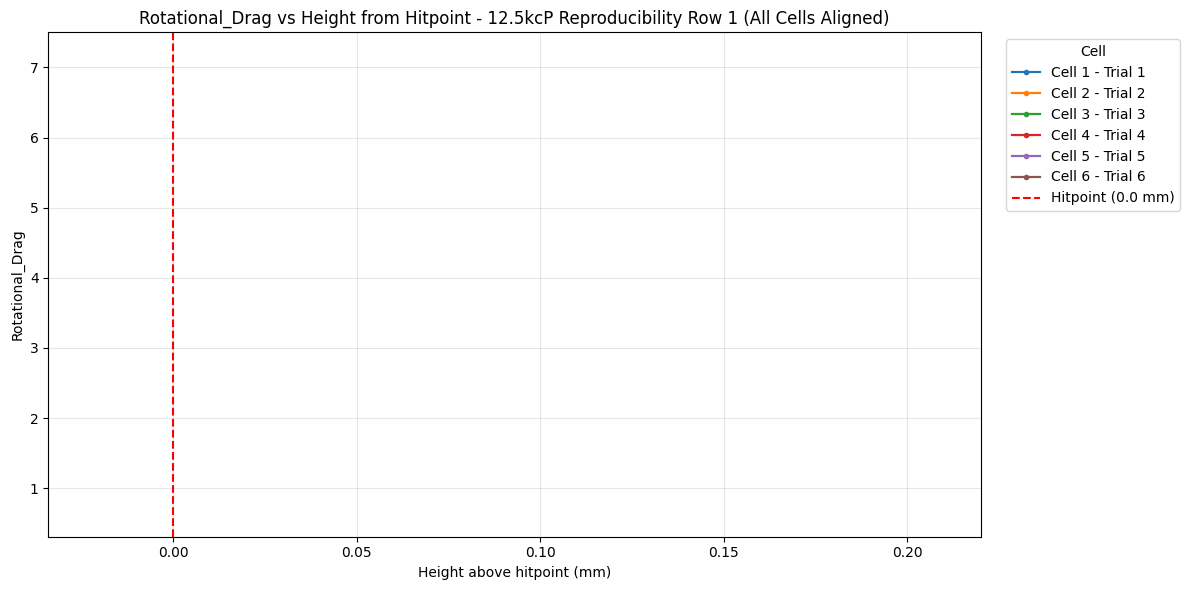
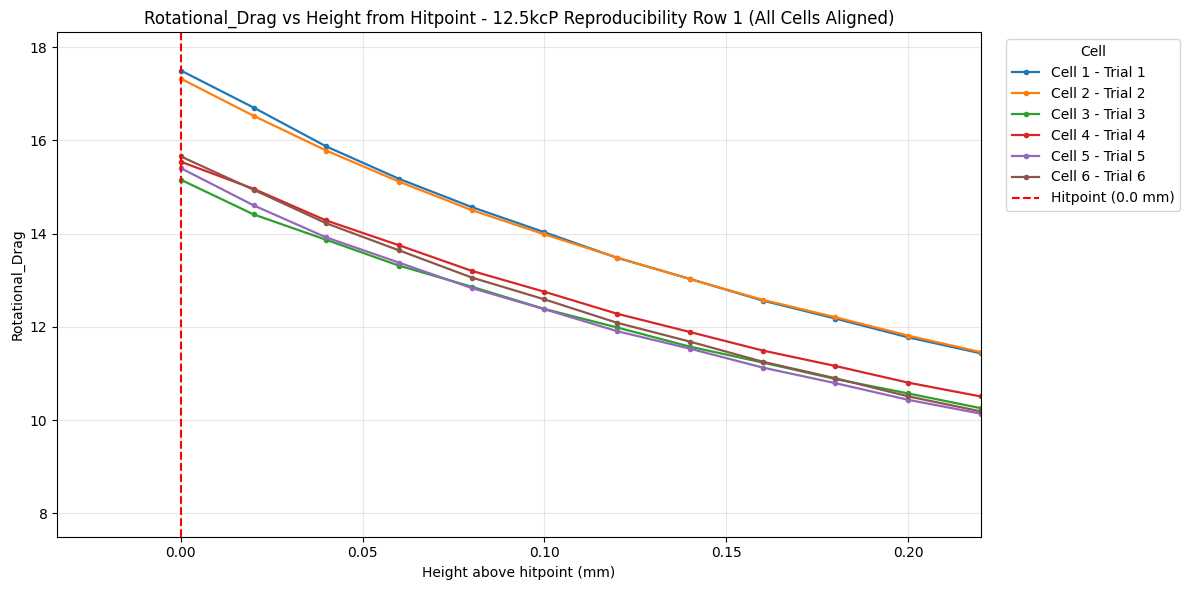
Unified diff of the notebook cell whose output changed from the first chart to the second:
--- before
+++ after
@@ -1,4 +1,4 @@
 # Load the dynamic analysis data
-dynamic_analyse_address = 'dynamic_analysis_12_5kcP_Reproducibility_Row_1_custom_20260430_100842.csv'
+dynamic_analyse_address = 'dynresults\\Auto-runs\\dynamic_analysis_12_5kcP_Reproducibility_Brush_custom_20260506_114319.csv'
 dynamic_analyse_df = pd.read_csv(dynamic_analyse_address, encoding='cp1252', skiprows=10)
 
@@ -38,5 +38,5 @@
     hit_idx = 3
     if int(cell_id) == 6 and cell_label == 'Trial 6':
-        hit_idx = min(len(cell_df) - 1, hit_idx + 2)
+        hit_idx = min(len(cell_df) - 1, hit_idx + 5)
     hit_z = cell_df.loc[hit_idx, 'Z_Height_mm']
     x_from_hit_mm = cell_df['Z_Height_mm'] - hit_z
@@ -65,5 +65,5 @@
 ax.set_title('Rotational_Drag vs Height from Hitpoint - 12.5kcP Reproducibility Row 1 (All Cells Aligned)')
 ax.set_xlim(right=0.22)
-ax.set_ylim(top=7.5)
+ax.set_ylim(bottom=7.5)
 ax.grid(True, alpha=0.3)
 ax.legend(title='Cell', bbox_to_anchor=(1.02, 1), loc='upper left')

Commit: Refactor code structure for improved readability and maintainability